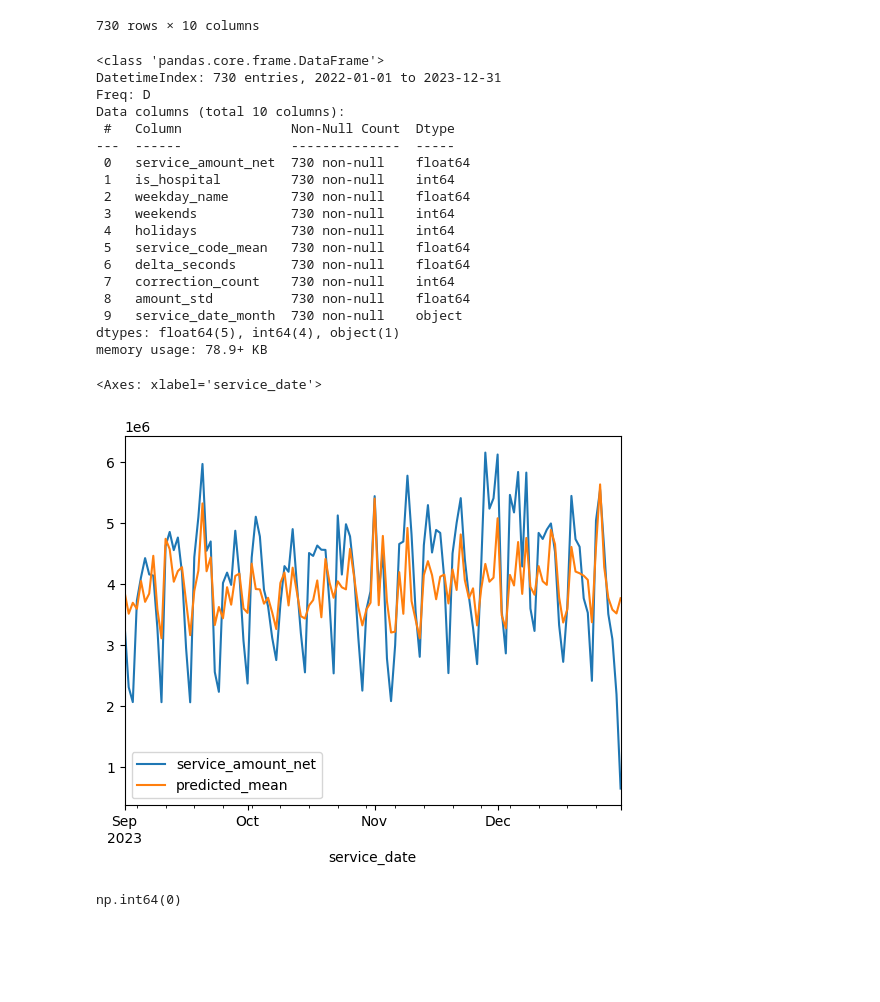
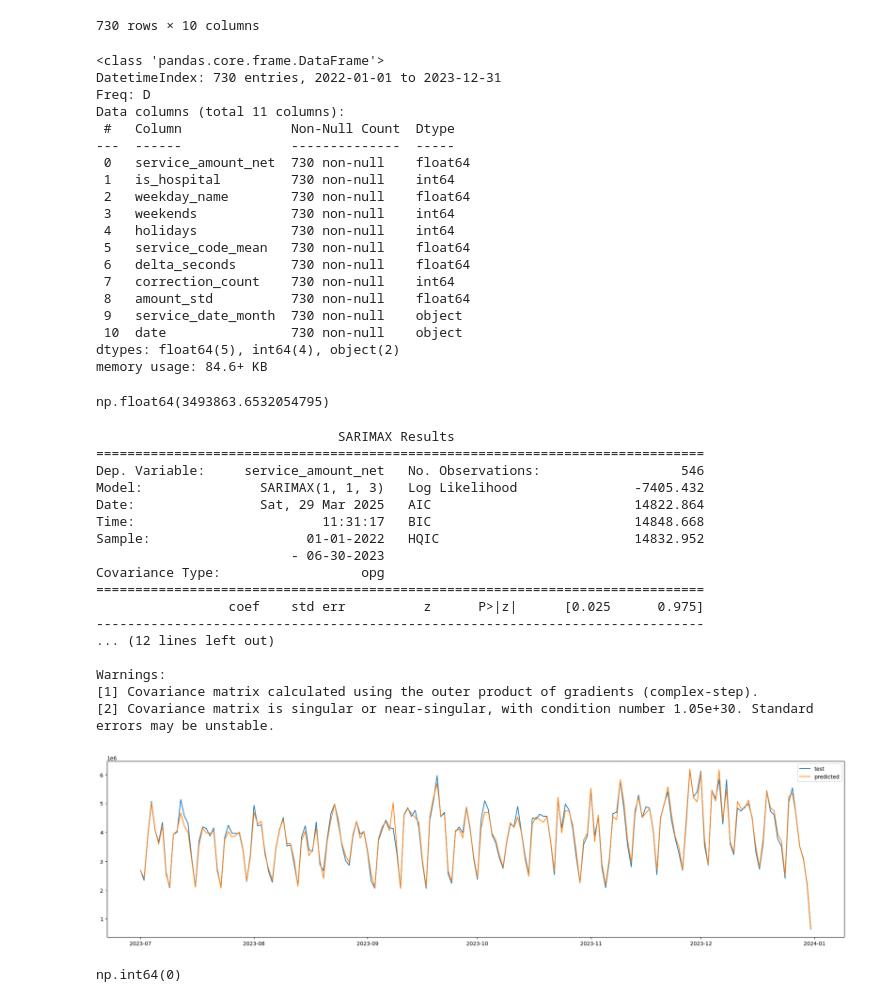
Before and after one commit to CCCXIV314/Sber, a Jupyter notebook: Sber_data_research.ipynb, the cells around one changed output. Drawn from its saved outputs; the diff is of its cells as text; code cells hidden in the pictures; blank space fills up the shorter version.

```diff
--- a/Sber_data_research.ipynb
+++ b/Sber_data_research.ipynb
@@ -478,13 +474,13 @@ Data columns (total 18 columns):
 dtypes: float64(8), int32(4), int64(4), object(2)
 memory usage: 140.4+ MB
 # %%
-aggregated_data = data_linear.resample('H').agg({
+aggregated_data = data_linear.resample('D').agg({
     'service_amount_net': 'sum',
     'is_hospital': 'sum',
     'weekday_name': 'first',
     'weekends': 'first',
     'holidays': 'first',
-    'service_code_mean': 'mean',
+    'service_code_mean': 'sum', # mean
     'delta_seconds': 'mean',
     'correction_count': 'sum',
     'amount_std': 'mean',
@@ -618,7 +614,7 @@ aggregated_data.info()
 <class 'pandas.core.frame.DataFrame'>
 DatetimeIndex: 730 entries, 2022-01-01 to 2023-12-31
 Freq: D
-Data columns (total 10 columns):
+Data columns (total 11 columns):
  #   Column              Non-Null Count  Dtype
 ---  ------              --------------  -----
  0   service_amount_net  730 non-null    float64
@@ -631,50 +627,84 @@ Data columns (total 10 columns):
  7   correction_count    730 non-null    int64
  8   amount_std          730 non-null    float64
  9   service_date_month  730 non-null    object
-dtypes: float64(5), int64(4), object(1)
-memory usage: 78.9+ KB
+ 10  date                730 non-null    object
+dtypes: float64(5), int64(4), object(2)
+memory usage: 84.6+ KB
+# %%
+aggregated_data['service_amount_net'].mean()
+# %% [output]
+np.float64(3493863.6532054795)
 # %%
 unique_months = aggregated_data['service_date_month'].unique()
 
-train_months = unique_months[:20]
-test_months = unique_months[-4:]
+train_months = unique_months[:18]
+test_months = unique_months[-6:]
 
 X_train = aggregated_data[aggregated_data['service_date_month'].isin(train_months)]
 X_test = aggregated_data[aggregated_data['service_date_month'].isin(test_months)]
 
 X_train.drop(columns=['service_date_month'])
 X_test.drop(columns=['service_date_month'])
 
 y_train = X_train['service_amount_net']
 y_test = X_test['service_amount_net']
 
 X_train_ex=X_train[['service_code_mean', ]]
 X_test_ex=X_test[['service_code_mean']]
 
 #'year', 'month', 'hour', 'day', 'weekday_name', 'weekends',  'holidays',  'patient_id', 'service_code', 'service_name', 'is_hospital','delta_seconds', , 'service_name'
 
 sd = StandardScaler()
 X_train_ex = sd.fit_transform(X_train_ex)
 X_test_ex = sd.transform(X_test_ex)
 
 mod = SARIMAX(y_train,
               exog=X_train_ex,
-              order=(1,1,1),
-              ) # season_order=(2,1,1,3)
+              order=(1,1,3),
+              trend=[0, 0],
+              season_order=(1,0,0,12)
+              )
 
 res = mod.fit()
+print(res.summary())
+forecast = res.forecast(steps=X_test.shape[0], exog=X_test_ex)
 
-start = len(X_train)
-end = len(X_train) + len(X_test) - 1
-prediction = res.predict(start, end, exog=X_test_ex)
+plt.figure(figsize=(25, 6))
 
-prediction.index = X_test.index
+#plt.plot(X_train.index, y_train, label='train')
+plt.plot(X_test.index, y_test, label='test')
+plt.plot(X_test.index, forecast, label='predicted')
+plt.legend()
+plt.show()
 
-ax = X_test['service_amount_net'].plot(legend=True)
-prediction.plot(legend=True, ax=ax)
+
+# start = len(X_train)
+# end = len(X_train) + len(X_test) - 1
+# prediction = res.predict(start, end, exog=X_test_ex)
+
+# prediction.index = X_test.index
+
+# ax = X_test['service_amount_net'].plot(legend=True)
+# prediction.plot(legend=True, ax=ax)
 # %% [output]
-<Axes: xlabel='service_date'>
+                               SARIMAX Results
+==============================================================================
+Dep. Variable:     service_amount_net   No. Observations:                  546
+Model:               SARIMAX(1, 1, 3)   Log Likelihood               -7405.432
+Date:                Sat, 29 Mar 2025   AIC                          14822.864
+Time:                        11:31:17   BIC                          14848.668
+Sample:                    01-01-2022   HQIC                         14832.952
+                         - 06-30-2023
+Covariance Type:                  opg
+==============================================================================
+                 coef    std err          z      P>|z|      [0.025      0.975]
+------------------------------------------------------------------------------
+... (12 lines left out)
+
+Warnings:
+[1] Covariance matrix calculated using the outer product of gradients (complex-step).
+[2] Covariance matrix is singular or near-singular, with condition number 1.05e+30. Standard errors may be unstable.
-[figure, old version]
+[figure, new version]
 # %%
 (prediction.values < 0).sum()
 # %% [output]
```
Also changed, not shown: parts of 10 cells of this notebook.
